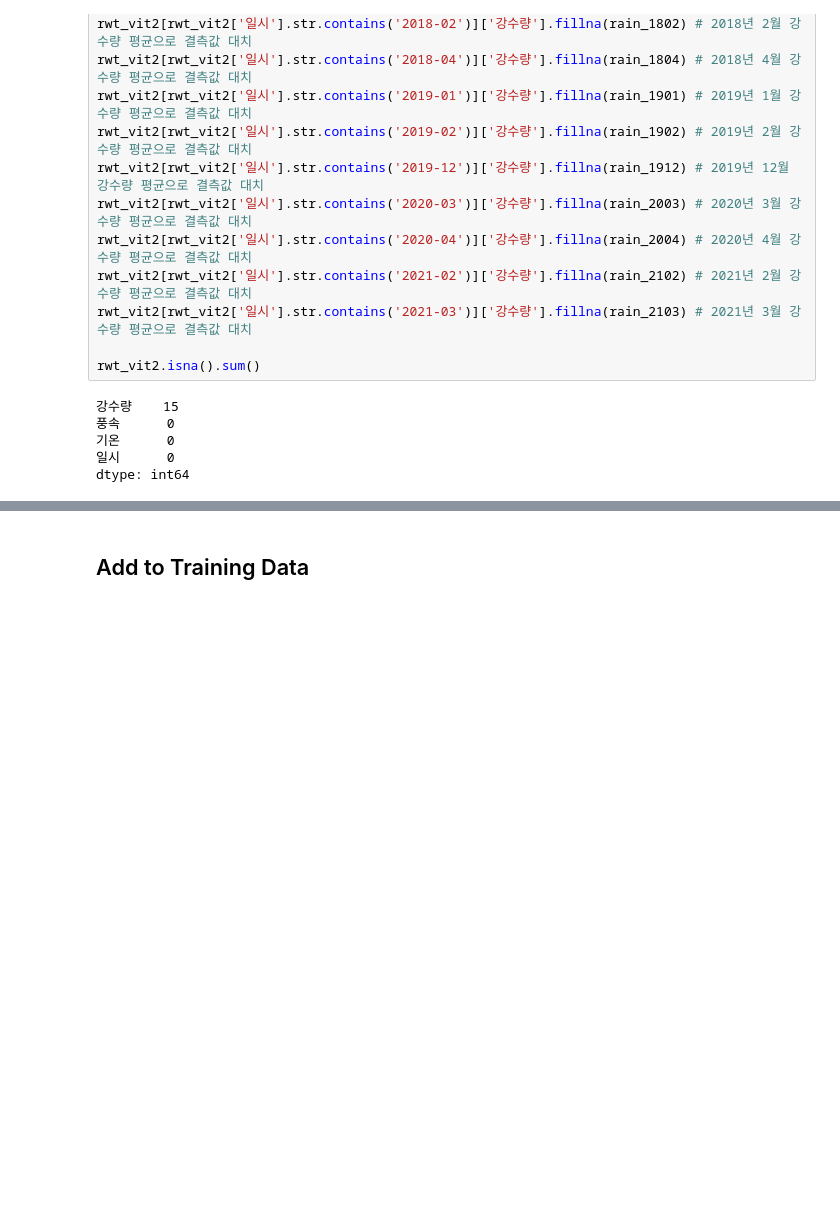
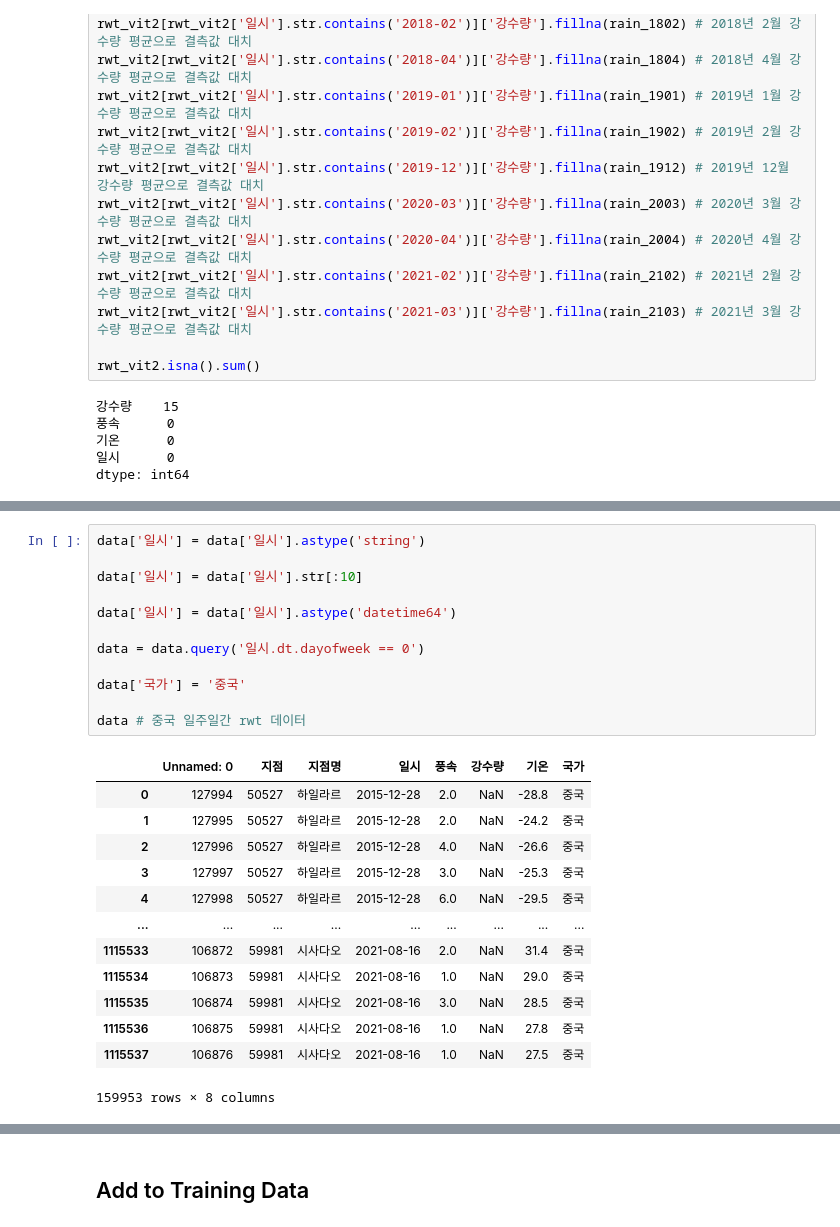
Before and after one commit to Yeony54/Project_Seafood_Import_Price_Prediction, a Jupyter notebook: Final_Preprocessing.ipynb, the cells around one changed output, grey strips where cells are left out. Drawn from its saved outputs; the diff is of its cells as text; blank space fills up the shorter version.

```diff
--- a/Final_Preprocessing.ipynb
+++ b/Final_Preprocessing.ipynb
@@ -428,0 +551,26 @@ dtype: int64
+# %%
+data['일시'] = data['일시'].astype('string')
+
+data['일시'] = data['일시'].str[:10]
+
+data['일시'] = data['일시'].astype('datetime64')
+
+data = data.query('일시.dt.dayofweek == 0')
+
+data['국가'] = '중국'
+
+data # 중국 일주일간 rwt 데이터
+# %% [output]
+|  | Unnamed: 0 | 지점 | 지점명 | 일시 | 풍속 | 강수량 | 기온 | 국가 |
+| 0 | 127994 | 50527 | 하일라르 | 2015-12-28 | 2.0 | NaN | -28.8 | 중국 |
+| 1 | 127995 | 50527 | 하일라르 | 2015-12-28 | 2.0 | NaN | -24.2 | 중국 |
+| 2 | 127996 | 50527 | 하일라르 | 2015-12-28 | 4.0 | NaN | -26.6 | 중국 |
+| 3 | 127997 | 50527 | 하일라르 | 2015-12-28 | 3.0 | NaN | -25.3 | 중국 |
+| 4 | 127998 | 50527 | 하일라르 | 2015-12-28 | 6.0 | NaN | -29.5 | 중국 |
+| ... | ... | ... | ... | ... | ... | ... | ... | ... |
+| 1115533 | 106872 | 59981 | 시사다오 | 2021-08-16 | 2.0 | NaN | 31.4 | 중국 |
+| 1115534 | 106873 | 59981 | 시사다오 | 2021-08-16 | 1.0 | NaN | 29.0 | 중국 |
+| 1115535 | 106874 | 59981 | 시사다오 | 2021-08-16 | 3.0 | NaN | 28.5 | 중국 |
+| 1115536 | 106875 | 59981 | 시사다오 | 2021-08-16 | 1.0 | NaN | 27.8 | 중국 |
+| 1115537 | 106876 | 59981 | 시사다오 | 2021-08-16 | 1.0 | NaN | 27.5 | 중국 |
+159953 rows × 8 columns
```
Also changed, not shown: parts of 29 cells of this notebook.
